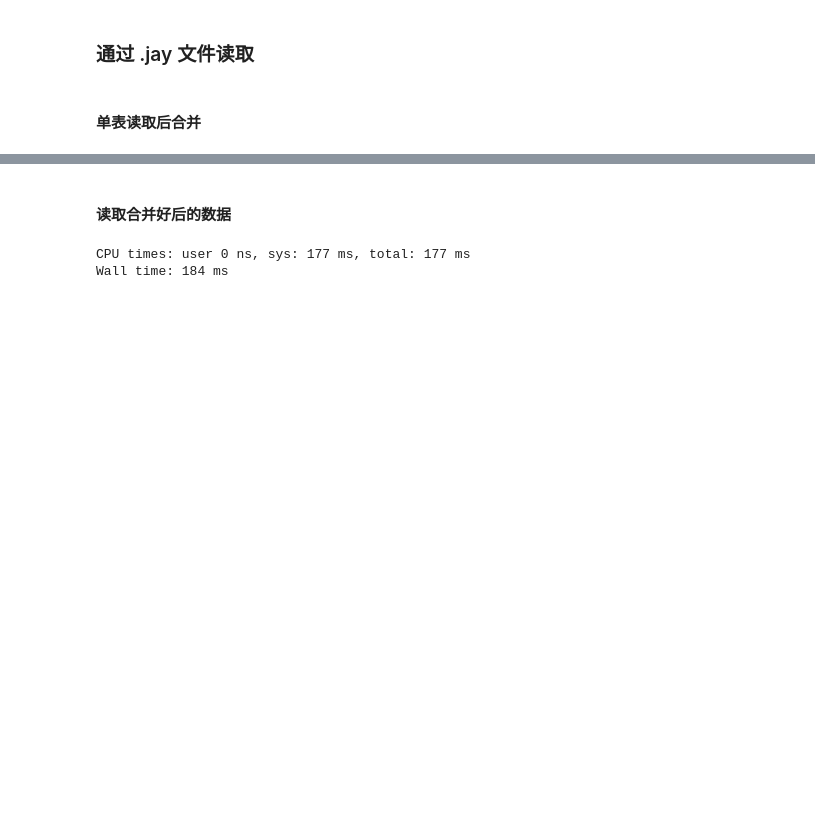
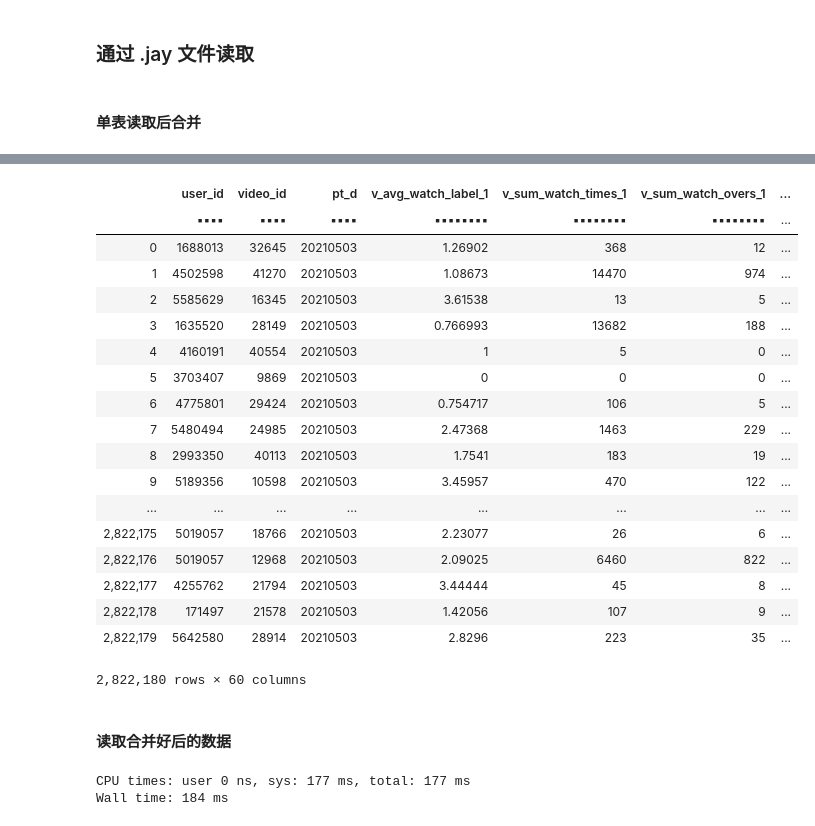
Before and after one commit to GZYZG/2021-digix-recommendation, a Jupyter notebook: Models/models.ipynb, the cells around one changed output, grey strips where cells are left out. Saved outputs shown, nothing was run; the diff lists cells and outputs as text; code cells hidden in the pictures; blank space fills up the shorter version.

```diff
--- a/Models/models.ipynb
+++ b/Models/models.ipynb
@@ -198,3 +243,27 @@ Wall time: 1.35 s
+# %%
+test_df = test_df[:, :, dt.join(video_status)]
+test_df = test_df[:, :, dt.join(user_status)]
+test_df
+# %% [output]
+|  | user_id | video_id | pt_d | v_avg_watch_label_1 | v_sum_watch_times_1 | v_sum_watch_overs_1 | ... |
+|  | ▪▪▪▪ | ▪▪▪▪ | ▪▪▪▪ | ▪▪▪▪▪▪▪▪ | ▪▪▪▪▪▪▪▪ | ▪▪▪▪▪▪▪▪ | ... |
+| 0 | 1688013 | 32645 | 20210503 | 1.26902 | 368 | 12 | ... |
+| 1 | 4502598 | 41270 | 20210503 | 1.08673 | 14470 | 974 | ... |
+| 2 | 5585629 | 16345 | 20210503 | 3.61538 | 13 | 5 | ... |
+| 3 | 1635520 | 28149 | 20210503 | 0.766993 | 13682 | 188 | ... |
+| 4 | 4160191 | 40554 | 20210503 | 1 | 5 | 0 | ... |
+| 5 | 3703407 | 9869 | 20210503 | 0 | 0 | 0 | ... |
+| 6 | 4775801 | 29424 | 20210503 | 0.754717 | 106 | 5 | ... |
+| 7 | 5480494 | 24985 | 20210503 | 2.47368 | 1463 | 229 | ... |
+| 8 | 2993350 | 40113 | 20210503 | 1.7541 | 183 | 19 | ... |
+| 9 | 5189356 | 10598 | 20210503 | 3.45957 | 470 | 122 | ... |
+| ... | ... | ... | ... | ... | ... | ... | ... |
+| 2,822,175 | 5019057 | 18766 | 20210503 | 2.23077 | 26 | 6 | ... |
+| 2,822,176 | 5019057 | 12968 | 20210503 | 2.09025 | 6460 | 822 | ... |
+| 2,822,177 | 4255762 | 21794 | 20210503 | 3.44444 | 45 | 8 | ... |
+| 2,822,178 | 171497 | 21578 | 20210503 | 1.42056 | 107 | 9 | ... |
+| 2,822,179 | 5642580 | 28914 | 20210503 | 2.8296 | 223 | 35 | ... |
+2,822,180 rows × 60 columns
 # %%
 action_df = action_df.to_pandas()
 user_df = user_df.to_pandas()
```
Also changed, not shown: parts of 7 cells of this notebook.
